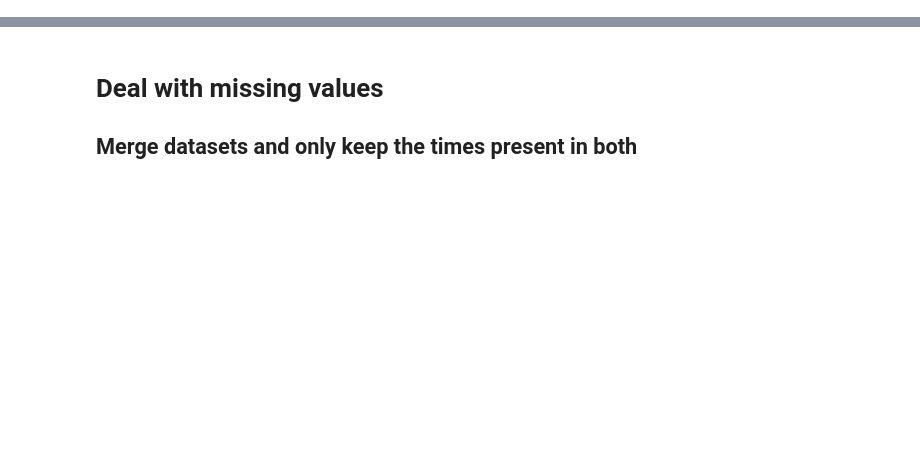
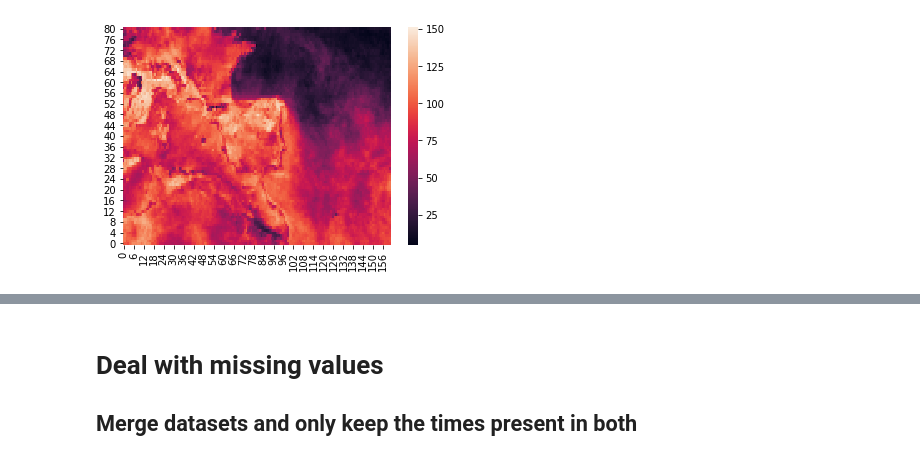
Before and after one commit to hannasv/ms, a Jupyter notebook: sclouds/ml/regression/develop_regression.ipynb, the cells around one changed output, grey strips where cells are left out. Saved outputs shown, nothing was run; the diff lists cells and outputs as text; code cells hidden in the pictures; blank space fills up the shorter version.

```diff
--- a/sclouds/ml/regression/develop_regression.ipynb
+++ b/sclouds/ml/regression/develop_regression.ipynb
@@ -108,0 +293,5 @@ for m in months:
+# %%
+ax = sns.heatmap(result.ase.values[:,:]) # obs this is made based on the old regridded data, the files are not moved
+ax.invert_yaxis()
+# %% [output]
+[figure, added]
```
Also changed, not shown: parts of 99 cells of this notebook, 9 other files.
